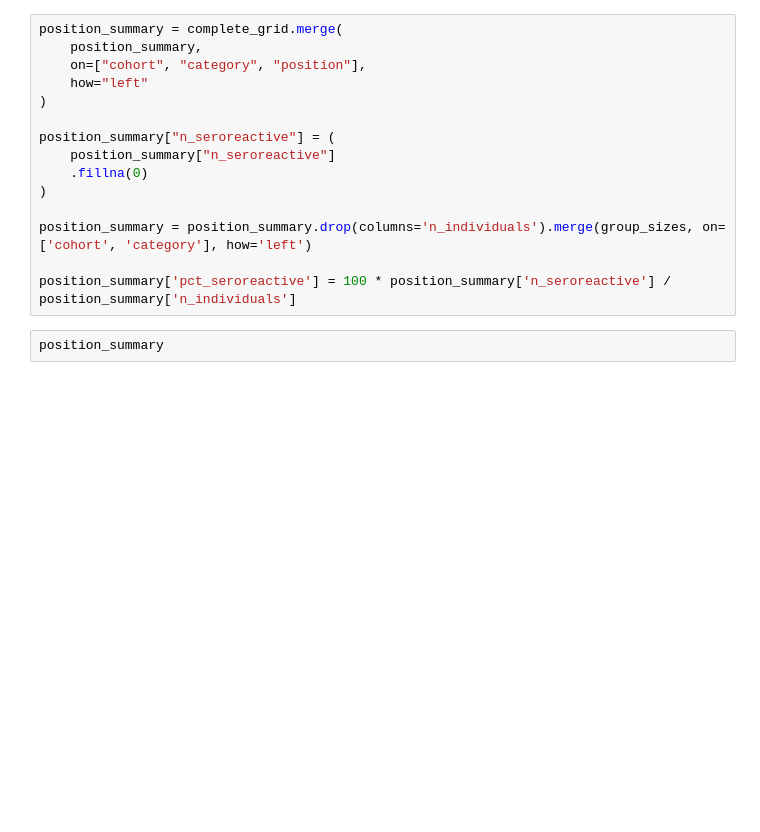
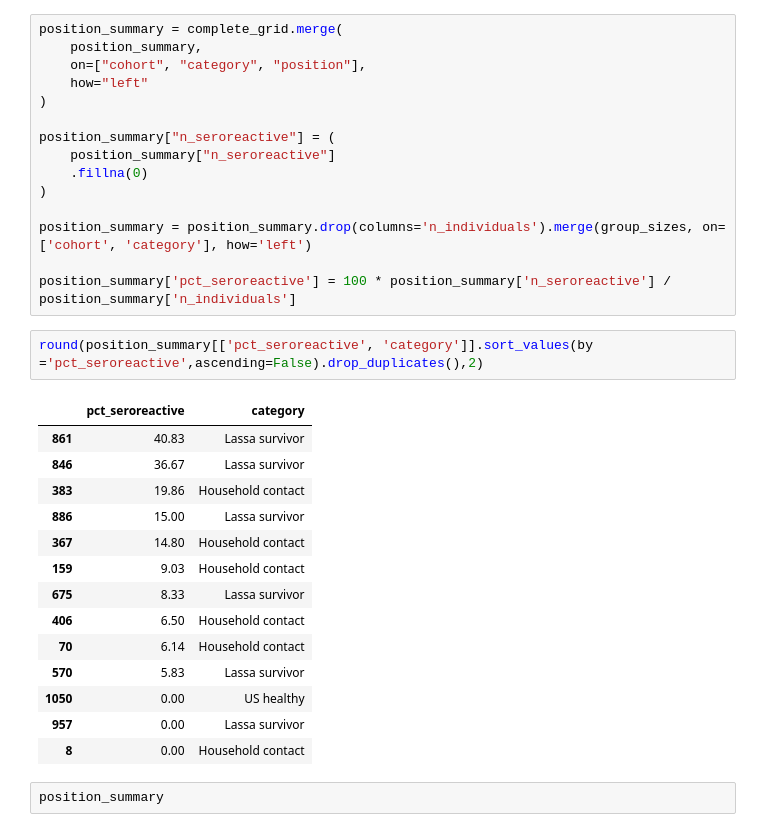
Before and after one commit to sporak577/lasv_phipseq_2026, a Jupyter notebook: draw_signal_to_LASV_glycoprotein.ipynb, the cells around one changed output. Cells and saved outputs as stored; diff of their text form; blank space fills up the shorter version.

```diff
--- a/draw_signal_to_LASV_glycoprotein.ipynb
+++ b/draw_signal_to_LASV_glycoprotein.ipynb
@@ -287,6 +336,23 @@ position_summary["n_seroreactive"] = (
 position_summary = position_summary.drop(columns='n_individuals').merge(group_sizes, on=['cohort', 'category'], how='left')
 
 position_summary['pct_seroreactive'] = 100 * position_summary['n_seroreactive'] / position_summary['n_individuals']
+# %%
+round(position_summary[['pct_seroreactive', 'category']].sort_values(by ='pct_seroreactive',ascending=False).drop_duplicates(),2)
+# %% [output]
+|  | pct_seroreactive | category |
+| 861 | 40.83 | Lassa survivor |
+| 846 | 36.67 | Lassa survivor |
+| 383 | 19.86 | Household contact |
+| 886 | 15.00 | Lassa survivor |
+| 367 | 14.80 | Household contact |
+| 159 | 9.03 | Household contact |
+| 675 | 8.33 | Lassa survivor |
+| 406 | 6.50 | Household contact |
+| 70 | 6.14 | Household contact |
+| 570 | 5.83 | Lassa survivor |
+| 1050 | 0.00 | US healthy |
+| 957 | 0.00 | Lassa survivor |
+| 8 | 0.00 | Household contact |
 # %%
 position_summary
 # %% [output]
```
Also changed, not shown: parts of 3 cells of this notebook, 6 other files.
